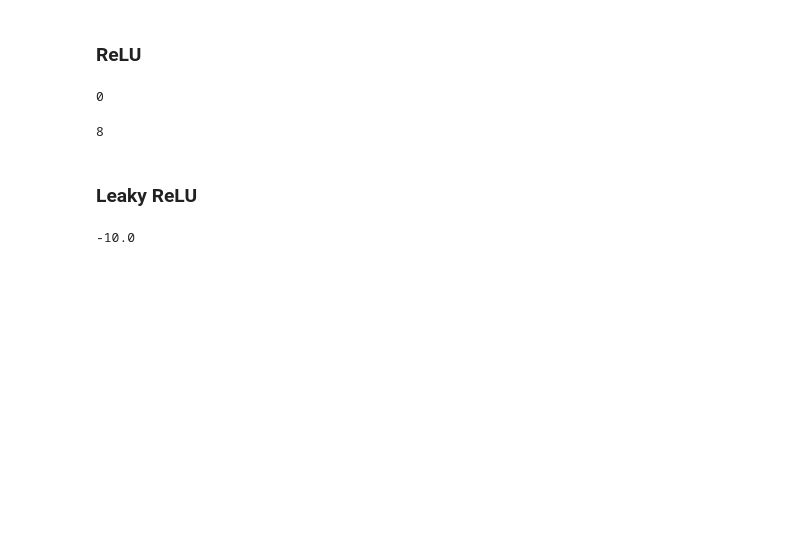
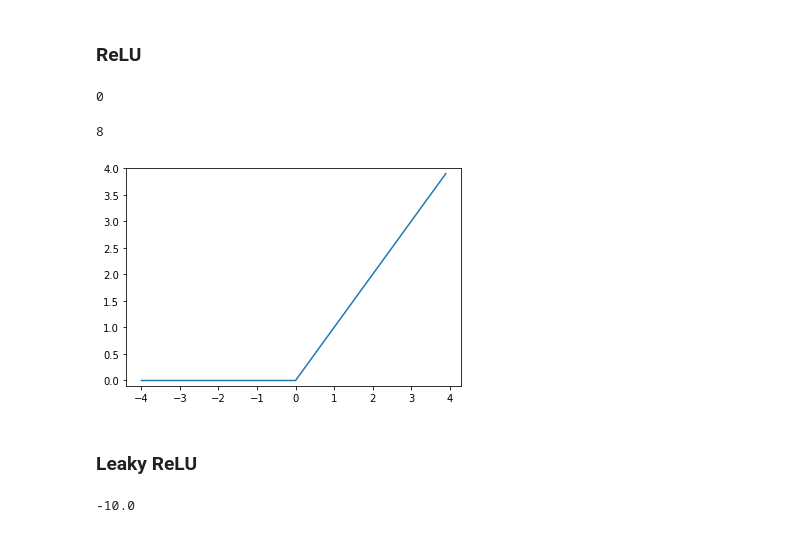
Before and after one commit to gkstlsgp3as/Deep_Learning_Tutorial, a Jupyter notebook: 2. Loss Function.ipynb, the cells around one changed output. Drawn from its saved outputs; the diff is of its cells as text; code cells hidden in the pictures; blank space fills up the shorter version.

```diff
--- a/2. Loss Function.ipynb
+++ b/2. Loss Function.ipynb
@@ -41,9 +65,10 @@ tanh(1)
 ### ReLU
 # %%
 def relu(x):
-    return max(0, x)
+    return np.maximum(0, x) # max(0,x)
 
 # 0 for negative values
+# very simple, lightweight -> if not sure which function to use, use ReLU as a default choice!
 # %%
 relu(-100)
 # %% [output]
@@ -52,6 +77,15 @@ relu(-100)
 relu(8)
 # %% [output]
 8
+# %%
+x = np.arange(-4.0, 4.0, 0.1)
+y = relu(x)
+
+plt.plot(x, y)
+plt.ylim(-0.1,4)
+plt.show()
+# %% [output]
+[figure, added]
 # %% [markdown]
 ### Leaky ReLU
 # %%
```
Also changed, not shown: parts of 6 cells of this notebook.
